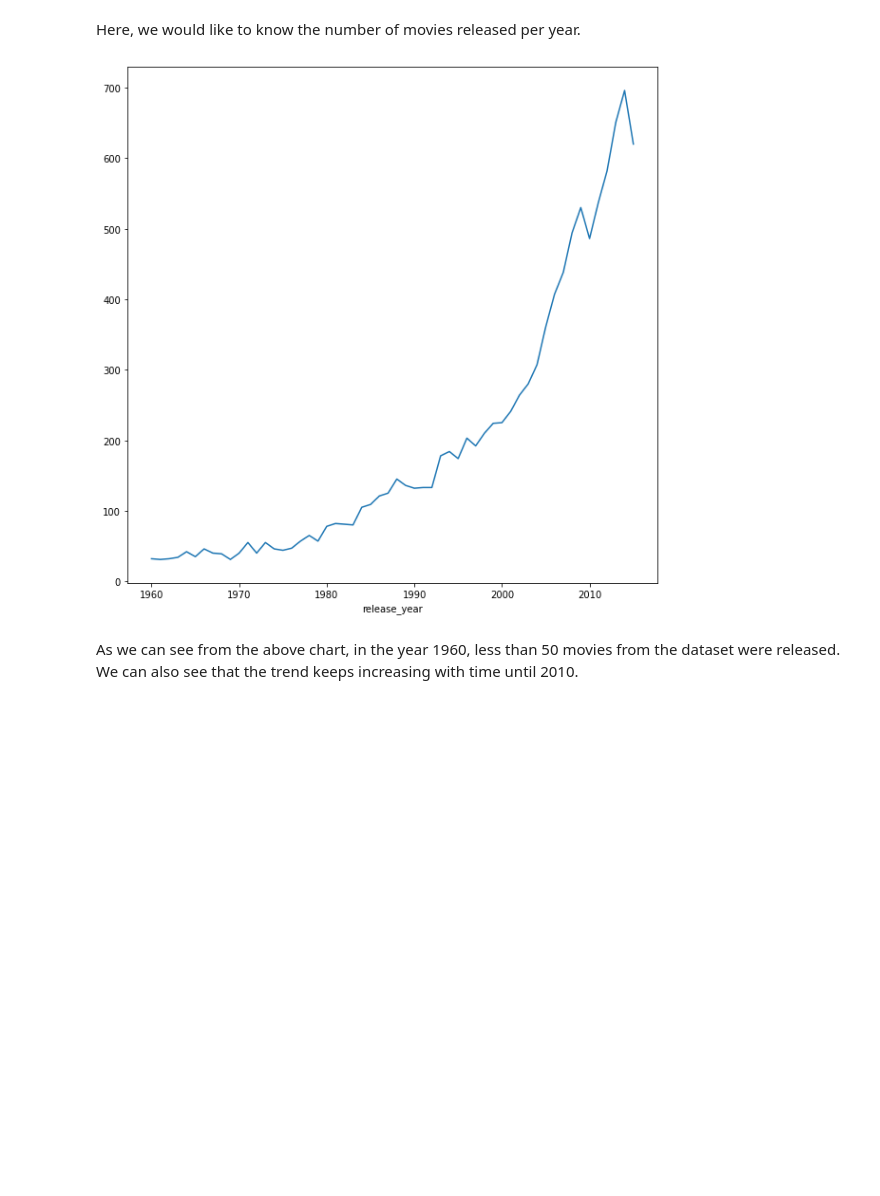
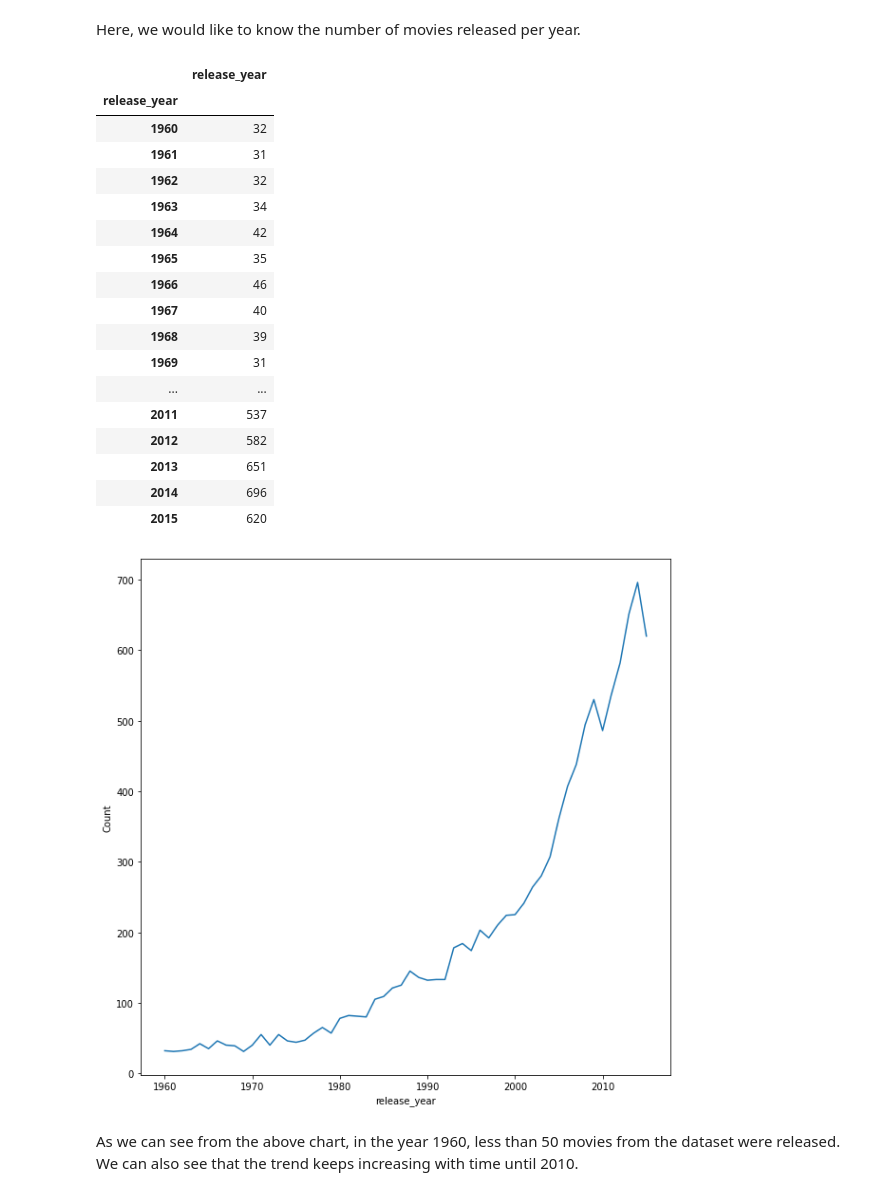
Before and after one commit to BlessingBeee/ALX-Project-TMDb-, a Jupyter notebook: Blessing_Movie.ipynb, the cells around one changed output. Cells and saved outputs as stored; diff of their text form; code cells hidden in the pictures; blank space fills up the shorter version.

```diff
--- a/Blessing_Movie.ipynb
+++ b/Blessing_Movie.ipynb
@@ -405,9 +420,28 @@ movie_df.head()
 Here, we would like to know the number of movies released per year.
 # %%
 fig, ax = plt.subplots(figsize=(10,10))
-movie_df.groupby('release_year')['release_year'].count().plot(ax=ax);
+movie_df.groupby('release_year')['release_year'].count().plot(ax=ax).set_ylabel('Count')
+movie_df.groupby(['release_year'])[['release_year']].count()
 # %% [output]
+|  | release_year |
+| release_year |  |
+| 1960 | 32 |
+| 1961 | 31 |
+| 1962 | 32 |
+| 1963 | 34 |
+| 1964 | 42 |
+| 1965 | 35 |
+| 1966 | 46 |
+| 1967 | 40 |
+| 1968 | 39 |
+| 1969 | 31 |
+| ... | ... |
+| 2011 | 537 |
+| 2012 | 582 |
+| 2013 | 651 |
+| 2014 | 696 |
+| 2015 | 620 |
-[figure, old version]
+[figure, new version]
 # %% [markdown]
 As we can see from the above chart, in the year 1960, less than 50 movies from the dataset were released. We can also see that the trend keeps increasing with time until 2010.
 # %% [markdown]
```
Also changed, not shown: parts of 6 cells of this notebook.
